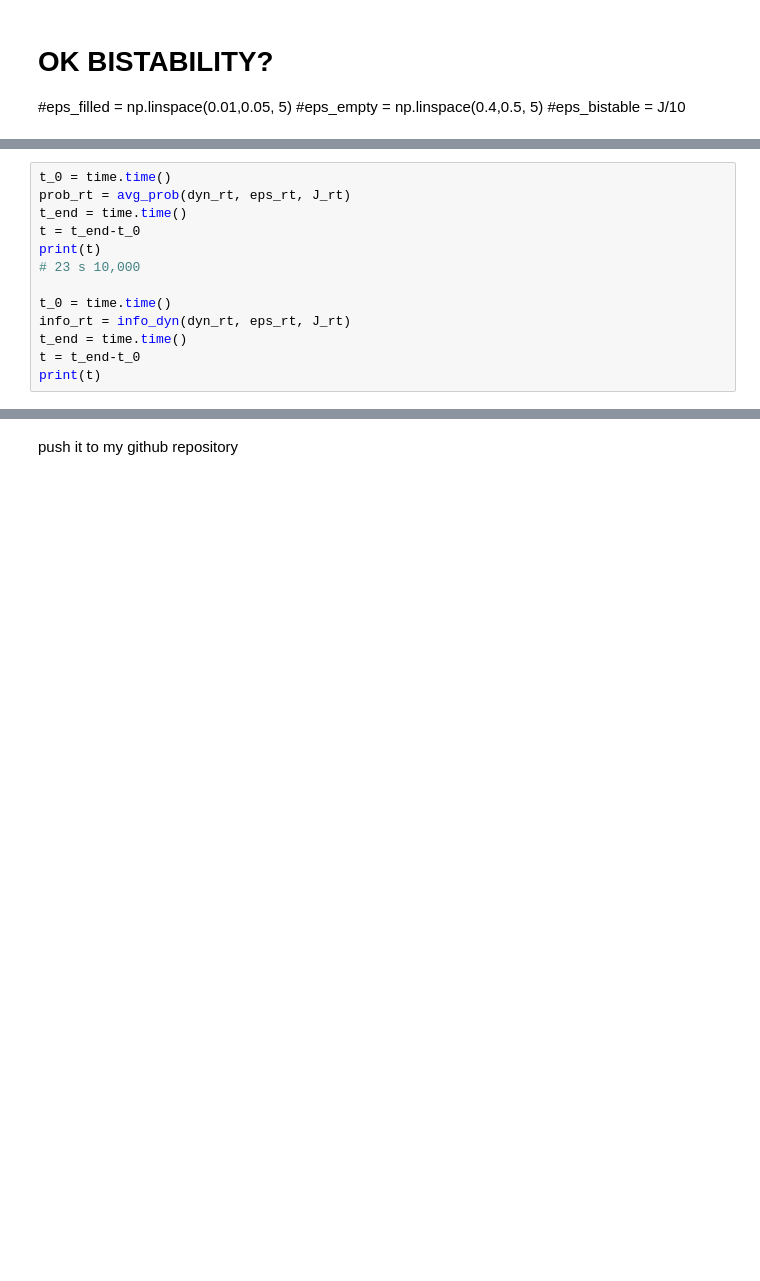
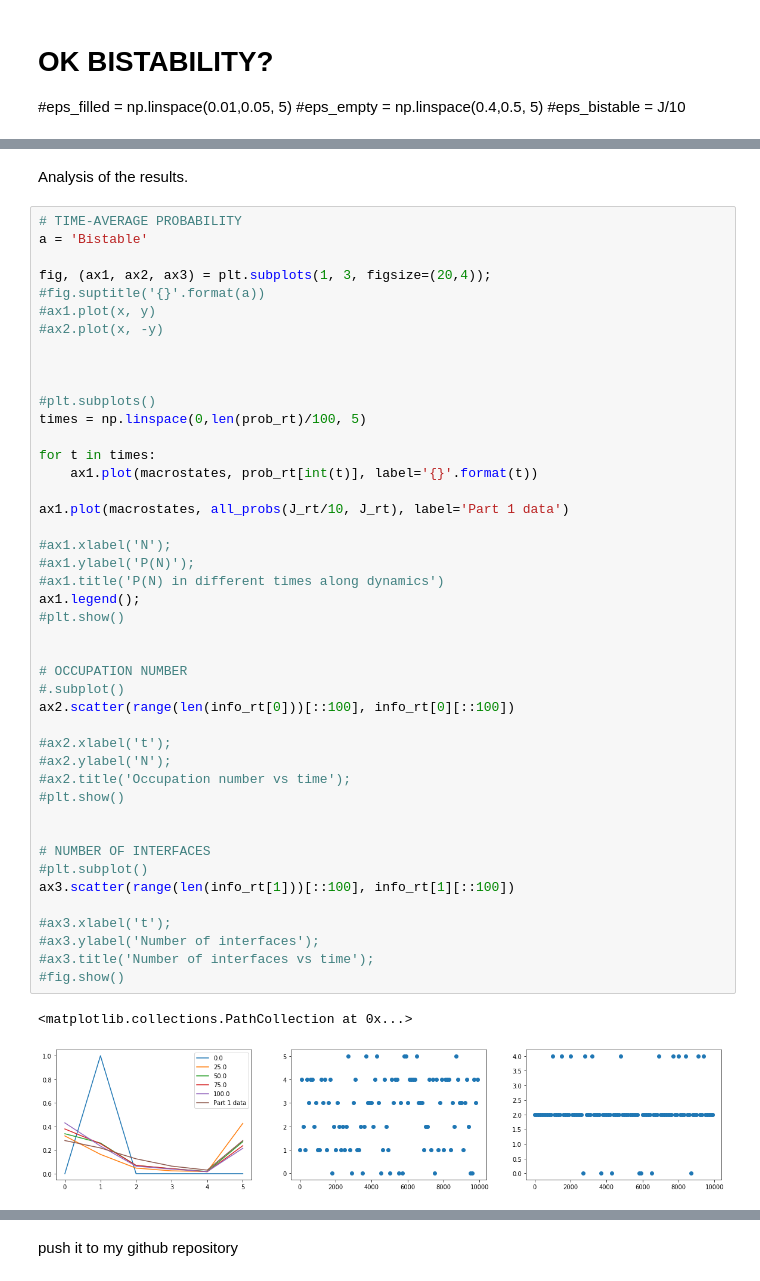
Before and after one commit to martagonzalvo/che164, a Jupyter notebook: 164Project_v2.ipynb, the cells around one changed output, grey strips where cells are left out. Drawn from its saved outputs; the diff is of its cells as text; blank space fills up the shorter version.

Commit message:
code part 6

```diff
--- a/164Project_v2.ipynb
+++ b/164Project_v2.ipynb
@@ -733,13 +719,0 @@ print(t, 'seconds')
-# %%
-t_0 = time.time()
-prob_rt = avg_prob(dyn_rt, eps_rt, J_rt)
-t_end = time.time()
-t = t_end-t_0
-print(t)
-# 23 s 10,000
-
-t_0 = time.time()
-info_rt = info_dyn(dyn_rt, eps_rt, J_rt)
-t_end = time.time()
-t = t_end-t_0
-print(t)
@@ -750,0 +745,49 @@ plt.plot(range(len(dyn_rt)))
+# %% [markdown]
+Analysis of the results.
+# %%
+# TIME-AVERAGE PROBABILITY
+a = 'Bistable'
+
+fig, (ax1, ax2, ax3) = plt.subplots(1, 3, figsize=(20,4));
+#fig.suptitle('{}'.format(a))
+#ax1.plot(x, y)
+#ax2.plot(x, -y)
+
+
+
+#plt.subplots()
+times = np.linspace(0,len(prob_rt)/100, 5)
+
+for t in times:
+    ax1.plot(macrostates, prob_rt[int(t)], label='{}'.format(t))
+
+ax1.plot(macrostates, all_probs(J_rt/10, J_rt), label='Part 1 data')
+
+#ax1.xlabel('N');
+#ax1.ylabel('P(N)');
+#ax1.title('P(N) in different times along dynamics')
+ax1.legend();
+#plt.show()
+
+
+# OCCUPATION NUMBER
+#.subplot()
+ax2.scatter(range(len(info_rt[0]))[::100], info_rt[0][::100])
+
+#ax2.xlabel('t');
+#ax2.ylabel('N');
+#ax2.title('Occupation number vs time');
+#plt.show()
+
+
+# NUMBER OF INTERFACES
+#plt.subplot()
+ax3.scatter(range(len(info_rt[1]))[::100], info_rt[1][::100])
+
+#ax3.xlabel('t');
+#ax3.ylabel('Number of interfaces');
+#ax3.title('Number of interfaces vs time');
+#fig.show()
+# %% [output]
+<matplotlib.collections.PathCollection at 0x...>
+[figure, added]
```
Also changed, not shown: parts of 11 cells of this notebook.
